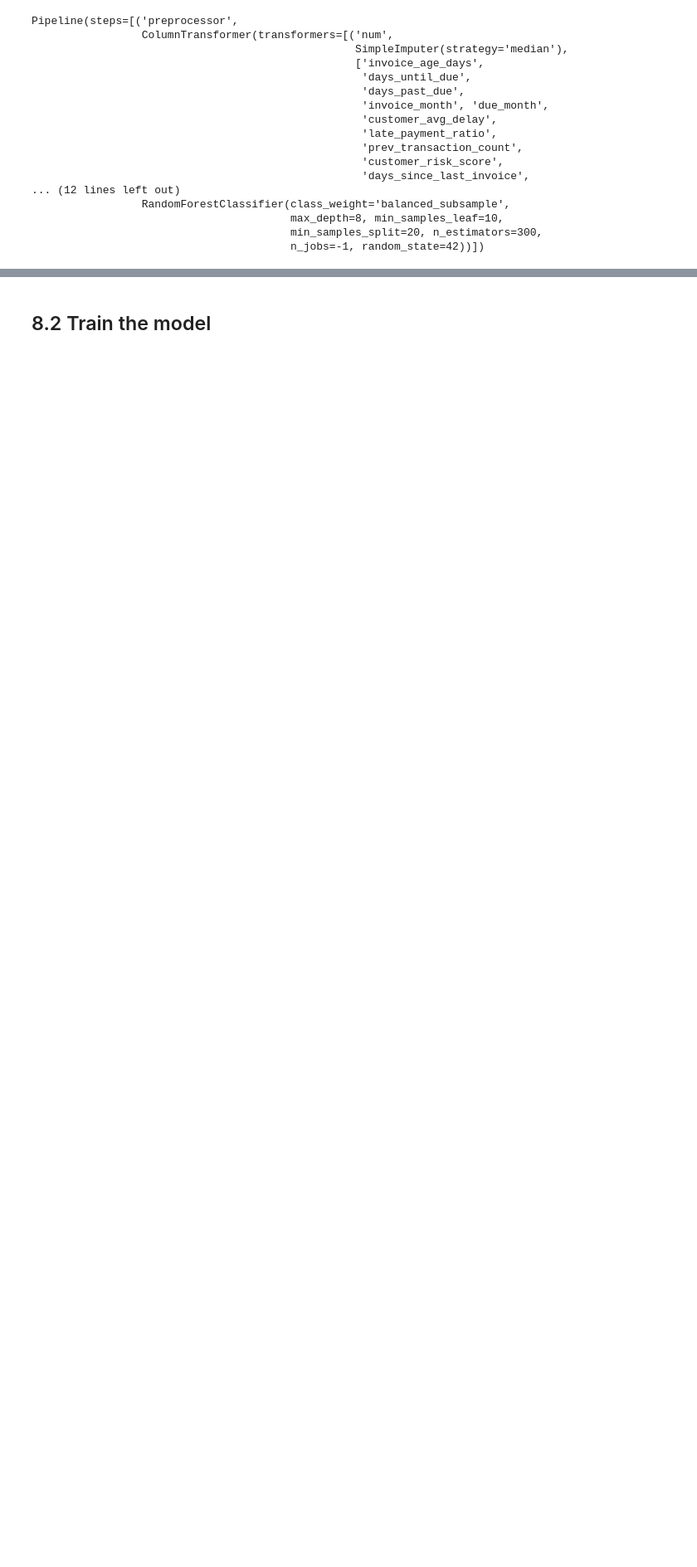
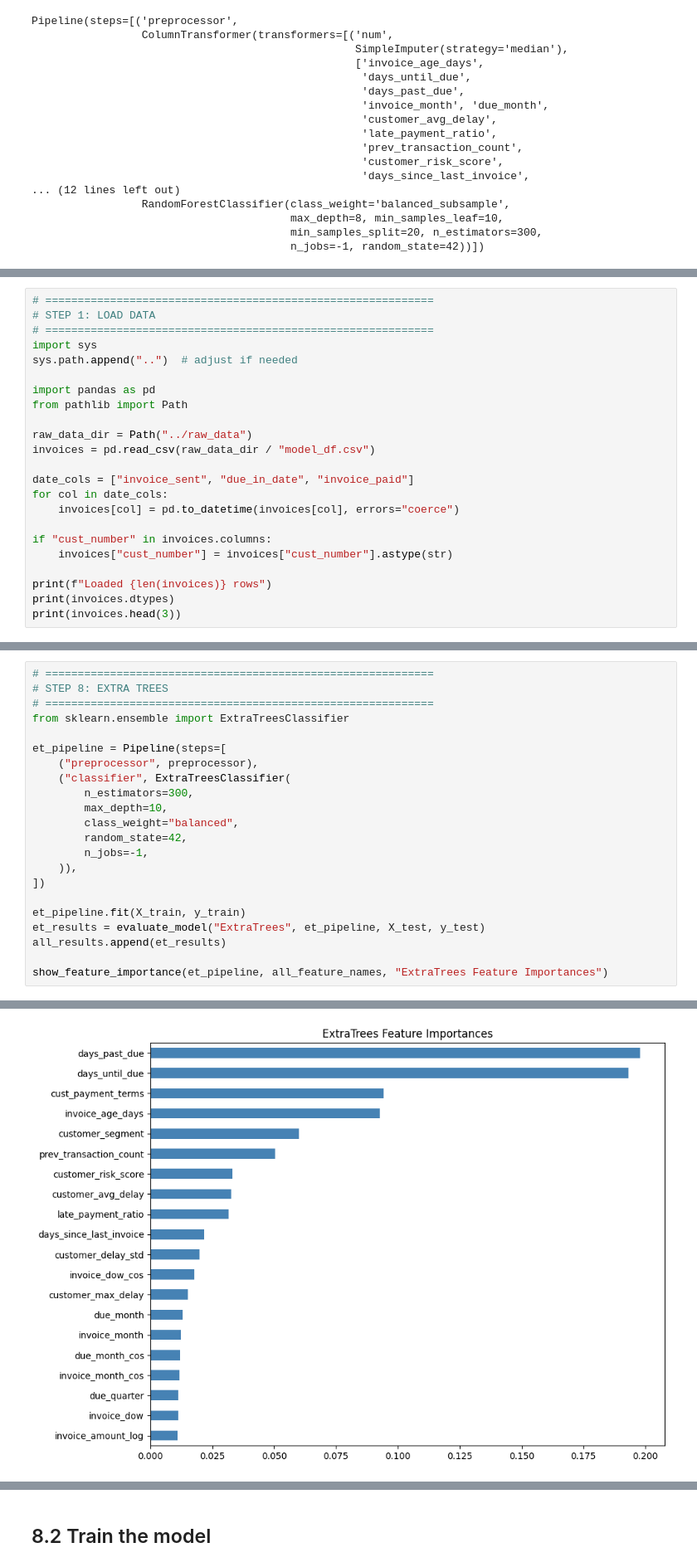
Before and after one commit to EwaltsJ/cf_copilot, a Jupyter notebook: notebooks/baseline_model_sai.ipynb, the cells around one changed output, grey strips where cells are left out. Shown at 83% size. Drawn from its saved outputs; the diff is of its cells as text; blank space fills up the shorter version.

```diff
--- a/notebooks/baseline_model_sai.ipynb
+++ b/notebooks/baseline_model_sai.ipynb
@@ -601,0 +665,23 @@ Pipeline(steps=[('preprocessor',
+# %%
+# ============================================================
+# STEP 1: LOAD DATA
+# ============================================================
+import sys
+sys.path.append("..")  # adjust if needed
+
+import pandas as pd
+from pathlib import Path
+
+raw_data_dir = Path("../raw_data")
+invoices = pd.read_csv(raw_data_dir / "model_df.csv")
+
+date_cols = ["invoice_sent", "due_in_date", "invoice_paid"]
+for col in date_cols:
+    invoices[col] = pd.to_datetime(invoices[col], errors="coerce")
+
+if "cust_number" in invoices.columns:
+    invoices["cust_number"] = invoices["cust_number"].astype(str)
+
+print(f"Loaded {len(invoices)} rows")
+print(invoices.dtypes)
+print(invoices.head(3))
@@ -601,0 +1145,23 @@ Pipeline(steps=[('preprocessor',
+# %%
+# ============================================================
+# STEP 8: EXTRA TREES
+# ============================================================
+from sklearn.ensemble import ExtraTreesClassifier
+
+et_pipeline = Pipeline(steps=[
+    ("preprocessor", preprocessor),
+    ("classifier", ExtraTreesClassifier(
+        n_estimators=300,
+        max_depth=10,
+        class_weight="balanced",
+        random_state=42,
+        n_jobs=-1,
+    )),
+])
+
+et_pipeline.fit(X_train, y_train)
+et_results = evaluate_model("ExtraTrees", et_pipeline, X_test, y_test)
+all_results.append(et_results)
+
+show_feature_importance(et_pipeline, all_feature_names, "ExtraTrees Feature Importances")
+# %% [output]
@@ -601,0 +1185 @@ Pipeline(steps=[('preprocessor',
+[figure, added]
```
Also changed, not shown: parts of 31 cells of this notebook.
